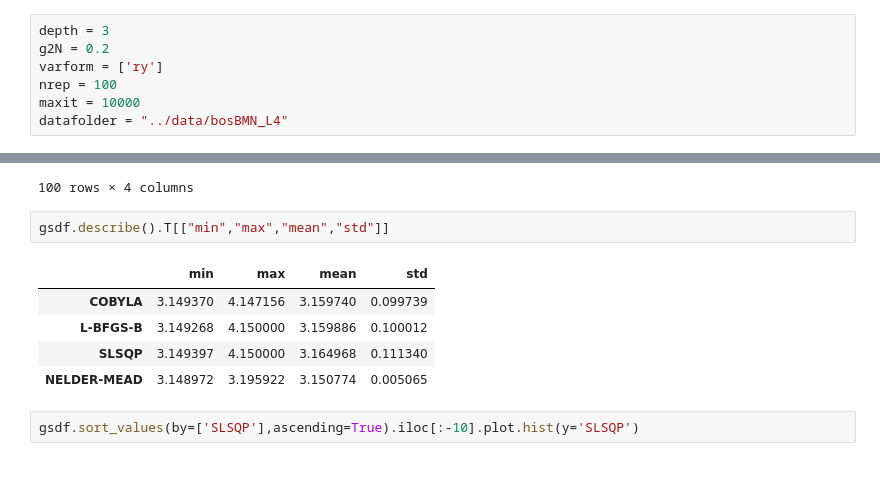
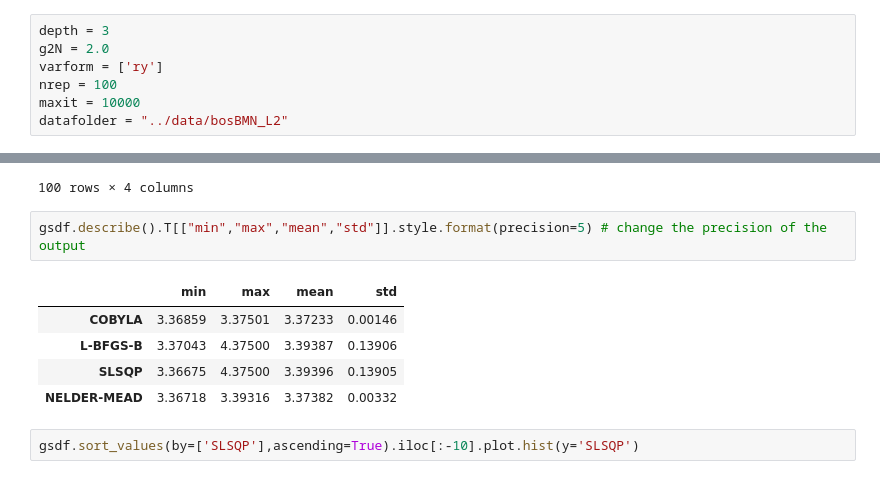
Before and after one commit to erinaldi/bmn2-qiskit, a Jupyter notebook: notebooks/00_figures.ipynb, the cells around one changed output, grey strips where cells are left out. Drawn from its saved outputs; the diff is of its cells as text.

```diff
--- a/notebooks/00_figures.ipynb
+++ b/notebooks/00_figures.ipynb
@@ -79,11 +79,11 @@ def collect_data(
 Parameters
 # %%
 depth = 3
-g2N = 0.2
+g2N = 2.0
 varform = ['ry']
 nrep = 100
 maxit = 10000
-datafolder = "../data/bosBMN_L4"
+datafolder = "../data/bosBMN_L2"
 # %%
 params = dict()
 params["l"] = str(g2N).replace(".", "")
@@ -193,13 +173,13 @@ gsdf
 | 99 | 3.137166 | 4.227254 | 3.138991 | 3.270890 |
 100 rows × 4 columns
 # %%
-gsdf.describe().T[["min","max","mean","std"]]
+gsdf.describe().T[["min","max","mean","std"]].style.format(precision=5) # change the precision of the output
 # %% [output]
 |  | min | max | mean | std |
-| COBYLA | 3.149370 | 4.147156 | 3.159740 | 0.099739 |
-| L-BFGS-B | 3.149268 | 4.150000 | 3.159886 | 0.100012 |
-| SLSQP | 3.149397 | 4.150000 | 3.164968 | 0.111340 |
-| NELDER-MEAD | 3.148972 | 3.195922 | 3.150774 | 0.005065 |
+| COBYLA | 3.36859 | 3.37501 | 3.37233 | 0.00146 |
+| L-BFGS-B | 3.37043 | 4.37500 | 3.39387 | 0.13906 |
+| SLSQP | 3.36675 | 4.37500 | 3.39396 | 0.13905 |
+| NELDER-MEAD | 3.36718 | 3.39316 | 3.37382 | 0.00332 |
 # %%
 gsdf.sort_values(by=['SLSQP'],ascending=True).iloc[:-10].plot.hist(y='SLSQP')
 # %% [markdown]
```
Also changed, not shown: parts of 9 cells of this notebook, 1 other file.
